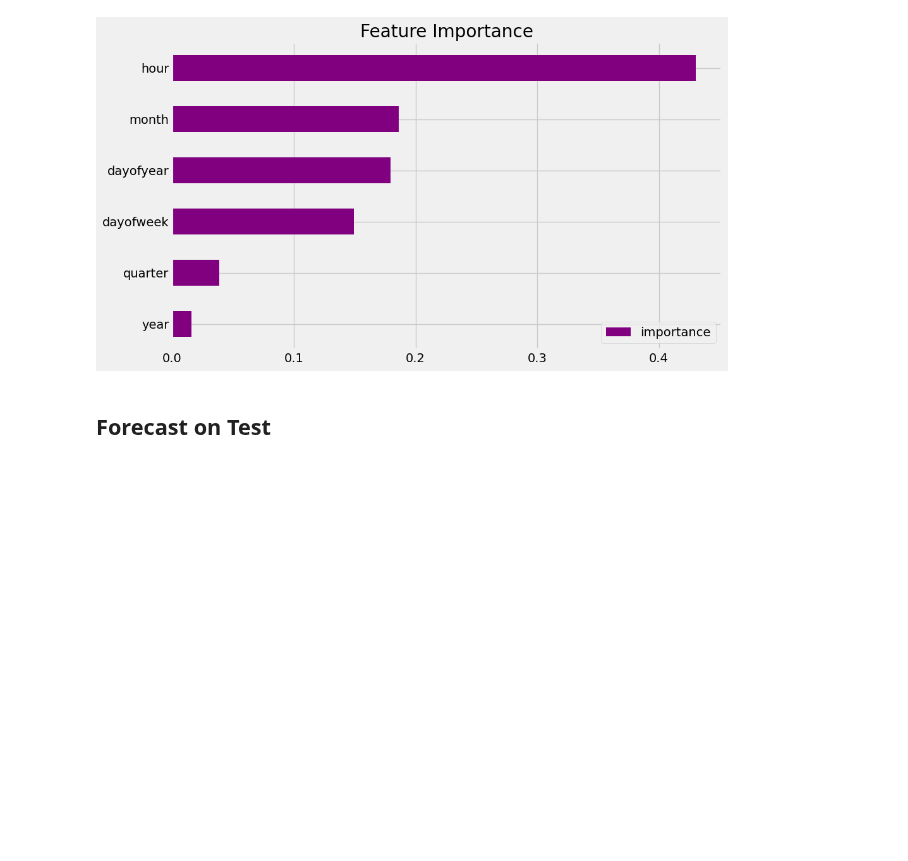
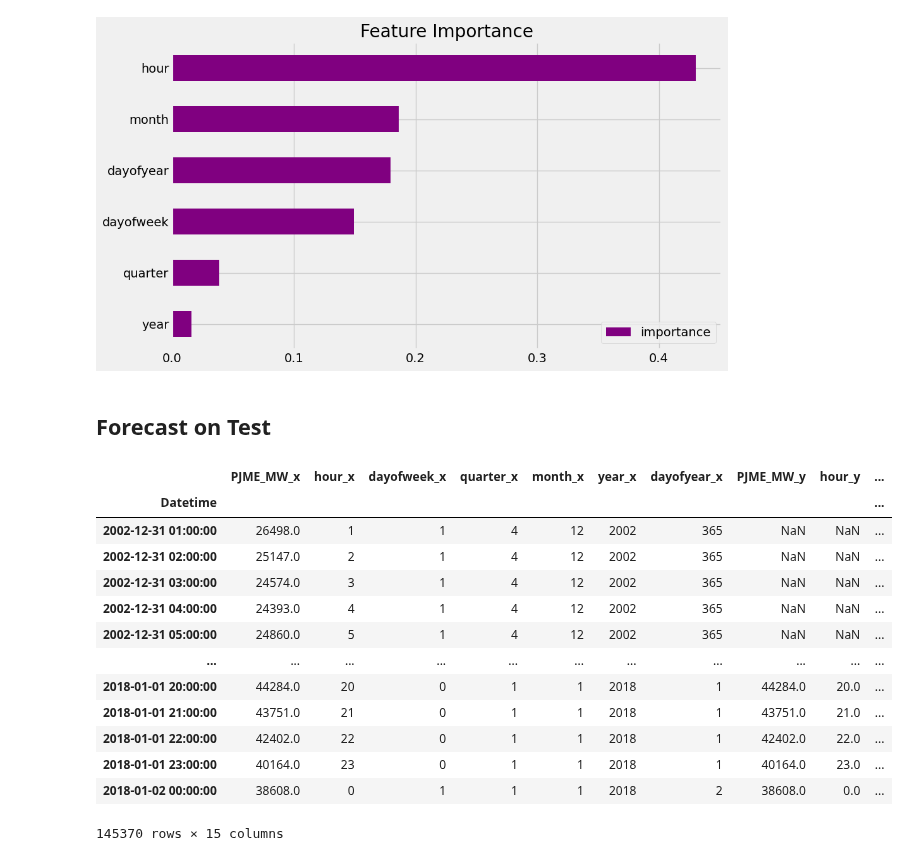
Before and after one commit to Phionanamugga/Energy_Projects, a Jupyter notebook: load_forecastingUSA.ipynb, the cells around one changed output. Drawn from its saved outputs; the diff is of its cells as text; code cells hidden in the pictures; blank space fills up the shorter version.

```diff
--- a/load_forecastingUSA.ipynb
+++ b/load_forecastingUSA.ipynb
@@ -213,4 +213,21 @@ plt.show()
 [figure]
 # %% [markdown]
 ## Forecast on Test
+# %%
+df.merge(test, how='left', left_index=True, right_index=True)
+# %% [output]
+|  | PJME_MW_x | hour_x | dayofweek_x | quarter_x | month_x | year_x | dayofyear_x | PJME_MW_y | hour_y | ... |
+| Datetime |  |  |  |  |  |  |  |  |  | ... |
+| 2002-12-31 01:00:00 | 26498.0 | 1 | 1 | 4 | 12 | 2002 | 365 | NaN | NaN | ... |
+| 2002-12-31 02:00:00 | 25147.0 | 2 | 1 | 4 | 12 | 2002 | 365 | NaN | NaN | ... |
+| 2002-12-31 03:00:00 | 24574.0 | 3 | 1 | 4 | 12 | 2002 | 365 | NaN | NaN | ... |
+| 2002-12-31 04:00:00 | 24393.0 | 4 | 1 | 4 | 12 | 2002 | 365 | NaN | NaN | ... |
+| 2002-12-31 05:00:00 | 24860.0 | 5 | 1 | 4 | 12 | 2002 | 365 | NaN | NaN | ... |
+| ... | ... | ... | ... | ... | ... | ... | ... | ... | ... | ... |
+| 2018-01-01 20:00:00 | 44284.0 | 20 | 0 | 1 | 1 | 2018 | 1 | 44284.0 | 20.0 | ... |
+| 2018-01-01 21:00:00 | 43751.0 | 21 | 0 | 1 | 1 | 2018 | 1 | 43751.0 | 21.0 | ... |
+| 2018-01-01 22:00:00 | 42402.0 | 22 | 0 | 1 | 1 | 2018 | 1 | 42402.0 | 22.0 | ... |
+| 2018-01-01 23:00:00 | 40164.0 | 23 | 0 | 1 | 1 | 2018 | 1 | 40164.0 | 23.0 | ... |
+| 2018-01-02 00:00:00 | 38608.0 | 0 | 1 | 1 | 1 | 2018 | 2 | 38608.0 | 0.0 | ... |
+145370 rows × 15 columns
 # %%
```
Also changed, not shown: parts of 2 cells of this notebook.
